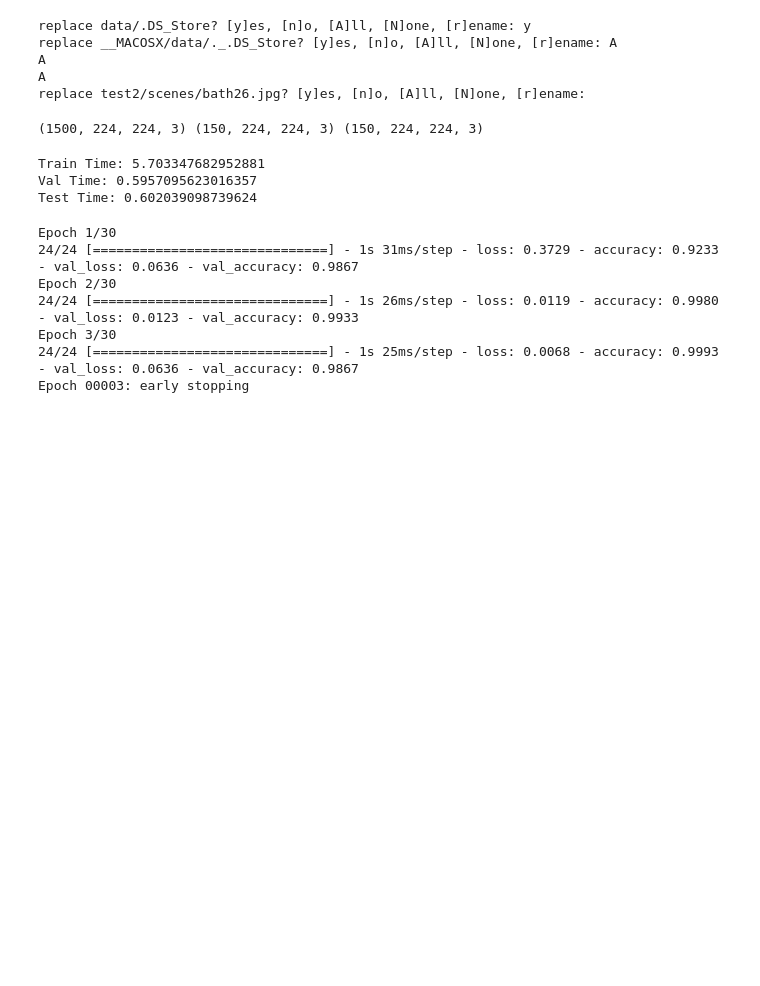
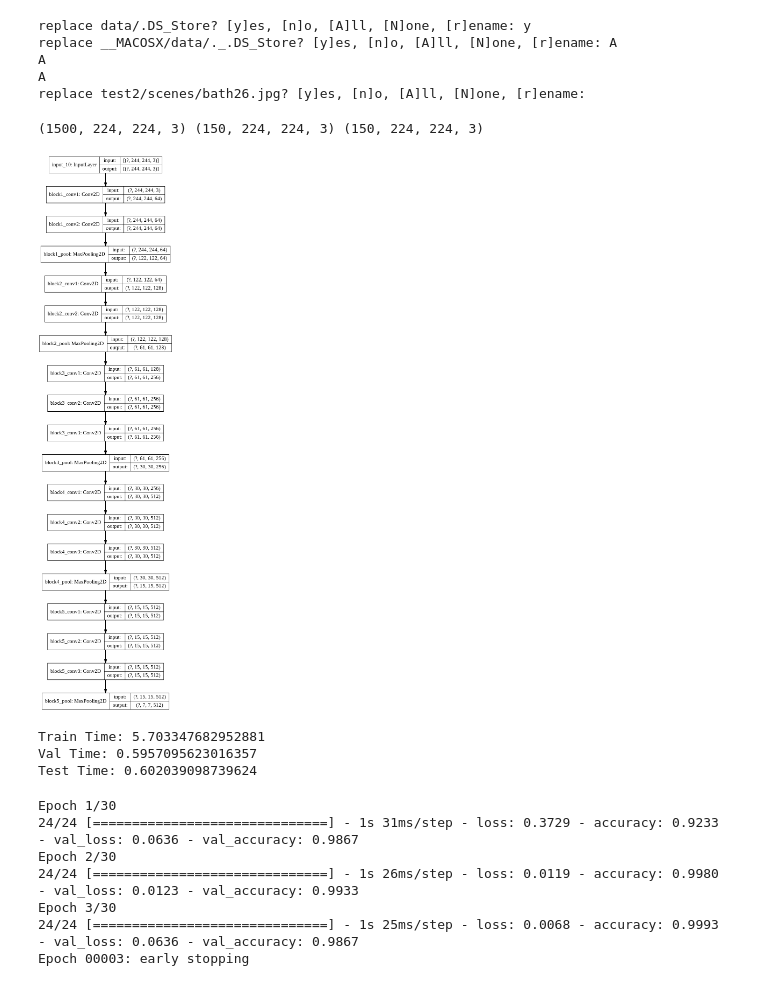
Before and after one commit to soukhind2/vgg16obj, a Jupyter notebook: colab_test.ipynb, the cells around one changed output. Cells and saved outputs as stored; diff of their text form; code cells hidden in the pictures; blank space fills up the shorter version.

```diff
--- a/colab_test.ipynb
+++ b/colab_test.ipynb
@@ -84,7 +84,10 @@ print(train_it.shape,val_it.shape,test_it.shape)
 (1500, 224, 224, 3) (150, 224, 224, 3) (150, 224, 224, 3)
 # %%
 model = VGG16(weights='imagenet',
-              include_top=False)
+              include_top=False,input_shape = [244,244,3])
+plot_model(model,show_shapes=True,expand_nested=True)
+# %% [output]
+[figure, added]
 # %%
 start = time.time()
 features_train = model.predict(train_it)
```
Also changed, not shown: parts of 3 cells of this notebook.
